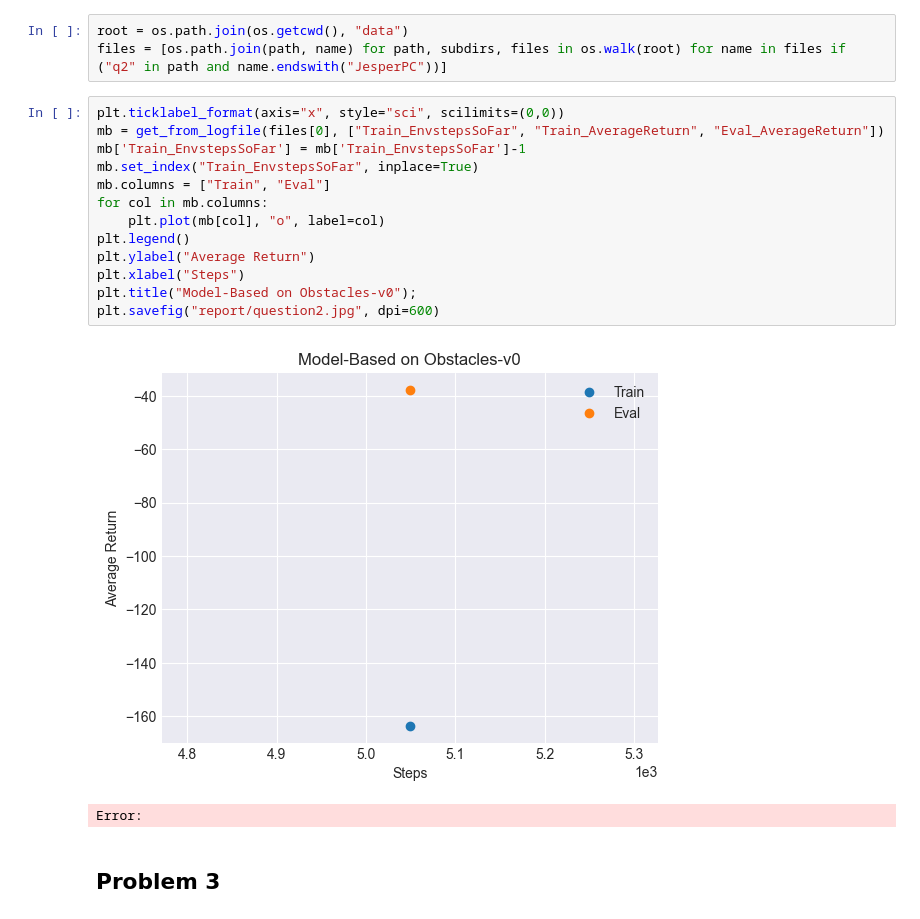
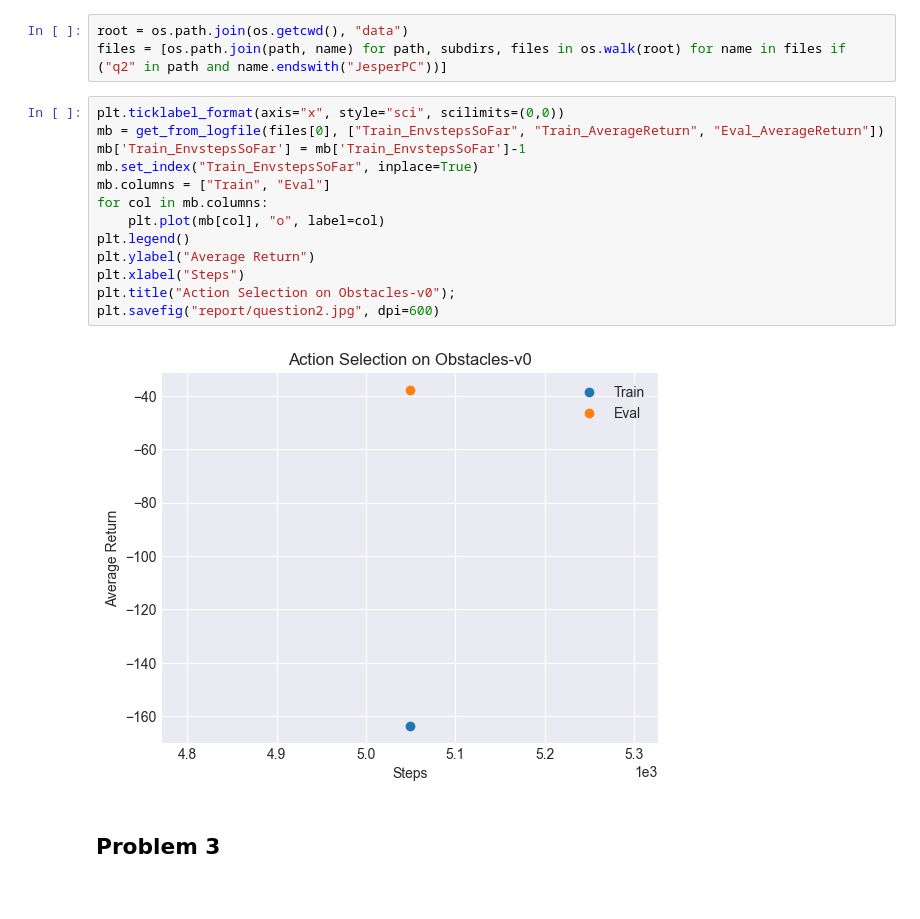
Before and after one commit to jesperhauch/homework_fall2022, a Jupyter notebook: hw4/report/plotting file.ipynb, the cells around one changed output. Saved outputs shown, nothing was run; the diff lists cells and outputs as text.

```diff
--- a/hw4/report/plotting file.ipynb
+++ b/hw4/report/plotting file.ipynb
@@ -29,19 +29,18 @@ files = [os.path.join(path, name) for path, subdirs, files in os.walk(root) for
 # %%
 plt.ticklabel_format(axis="x", style="sci", scilimits=(0,0))
 mb = get_from_logfile(files[0], ["Train_EnvstepsSoFar", "Train_AverageReturn", "Eval_AverageReturn"])
 mb['Train_EnvstepsSoFar'] = mb['Train_EnvstepsSoFar']-1
 mb.set_index("Train_EnvstepsSoFar", inplace=True)
 mb.columns = ["Train", "Eval"]
 for col in mb.columns:
     plt.plot(mb[col], "o", label=col)
 plt.legend()
 plt.ylabel("Average Return")
 plt.xlabel("Steps")
-plt.title("Model-Based on Obstacles-v0");
+plt.title("Action Selection on Obstacles-v0");
 plt.savefig("report/question2.jpg", dpi=600)
 # %% [output]
-[figure, old version]
+[figure, new version]
-Error:
 # %% [markdown]
 ## Problem 3
 # %%
```
Also changed, not shown: parts of 19 cells of this notebook.
